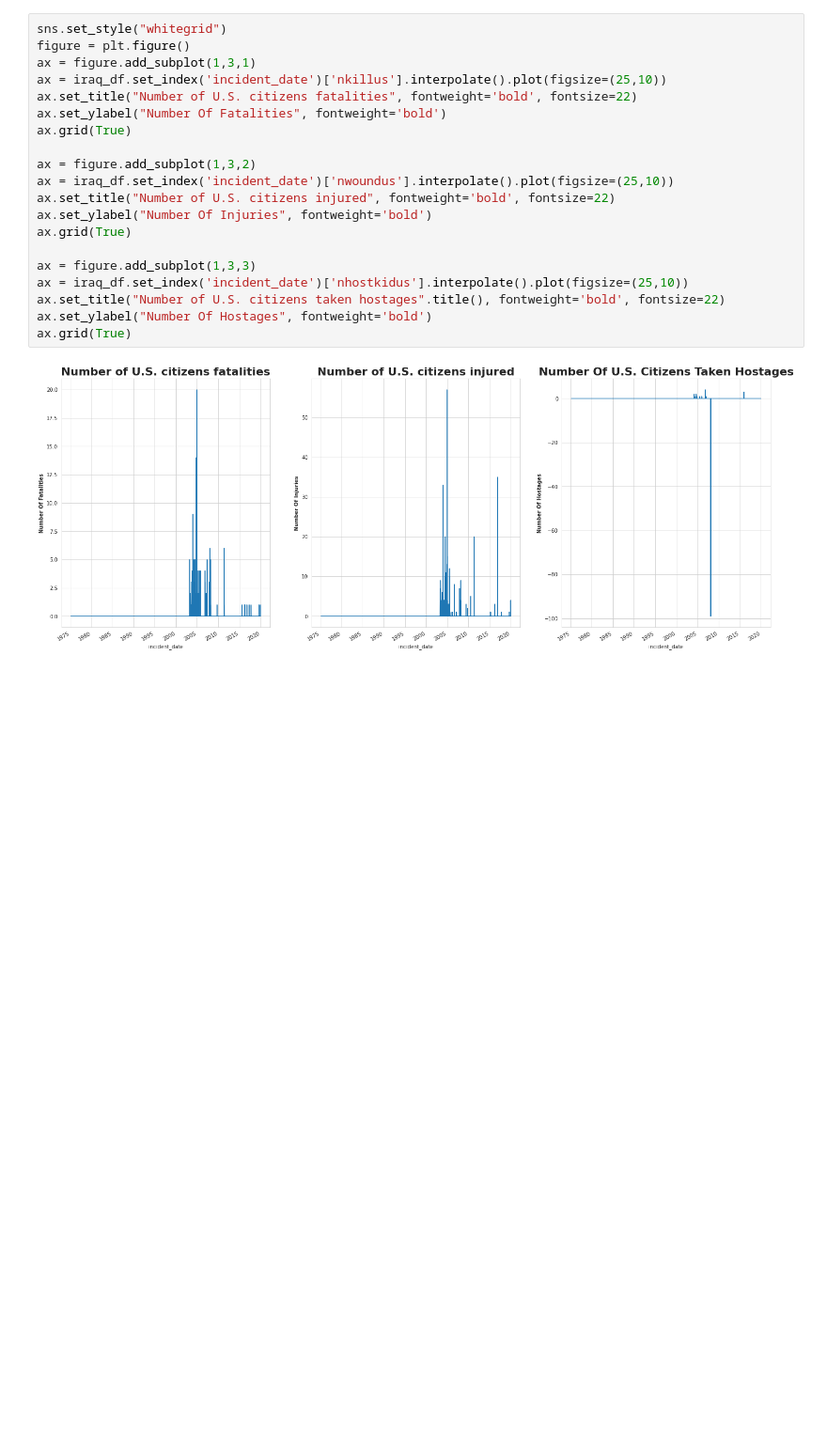
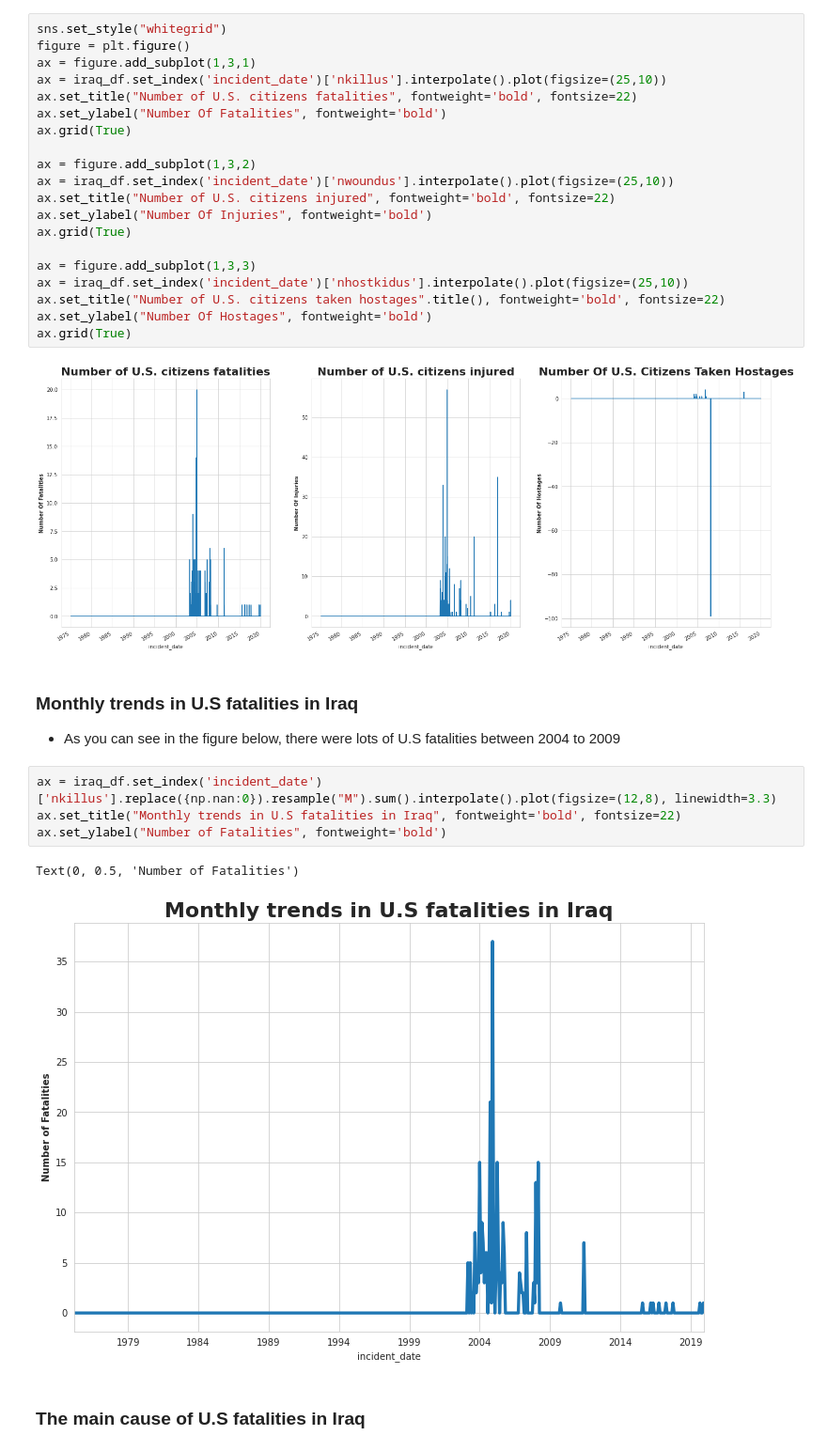
Before and after one commit to ratmadjads/DSC680, a Jupyter notebook: notebooks/DSC680_MileStoneThree_AtmadjaRio.ipynb, the cells around one changed output. Shown at 94% size. Drawn from its saved outputs; the diff is of its cells as text; blank space fills up the shorter version.

```diff
--- a/notebooks/DSC680_MileStoneThree_AtmadjaRio.ipynb
+++ b/notebooks/DSC680_MileStoneThree_AtmadjaRio.ipynb
@@ -607,3 +673,15 @@ ax.set_ylabel("Number Of Hostages", fontweight='bold')
 ax.grid(True)
 # %% [output]
 [figure]
+# %% [markdown]
+### **Monthly trends in U.S fatalities in Iraq**
+- As you can see in the figure below, there were lots of U.S fatalities between 2004 to 2009
+# %%
+ax = iraq_df.set_index('incident_date')['nkillus'].replace({np.nan:0}).resample("M").sum().interpolate().plot(figsize=(12,8), linewidth=3.3)
+ax.set_title("Monthly trends in U.S fatalities in Iraq", fontweight='bold', fontsize=22)
+ax.set_ylabel("Number of Fatalities", fontweight='bold')
+# %% [output]
+Text(0, 0.5, 'Number of Fatalities')
+[figure, added]
+# %% [markdown]
+### **The main cause of U.S fatalities in Iraq**
```
Also changed, not shown: parts of 26 cells of this notebook.
